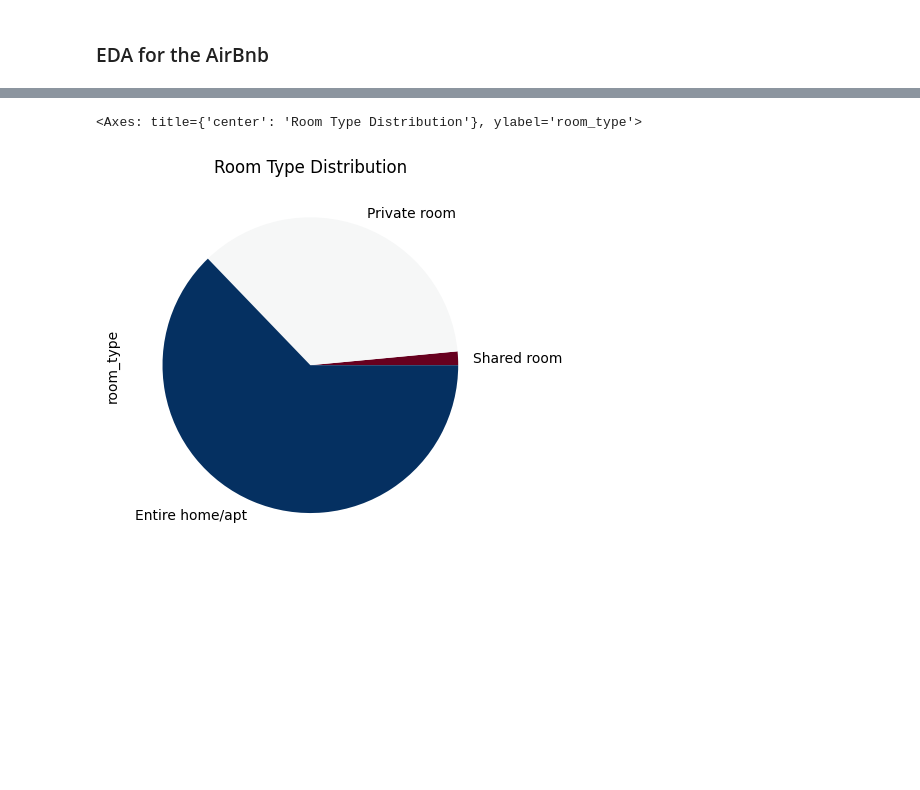
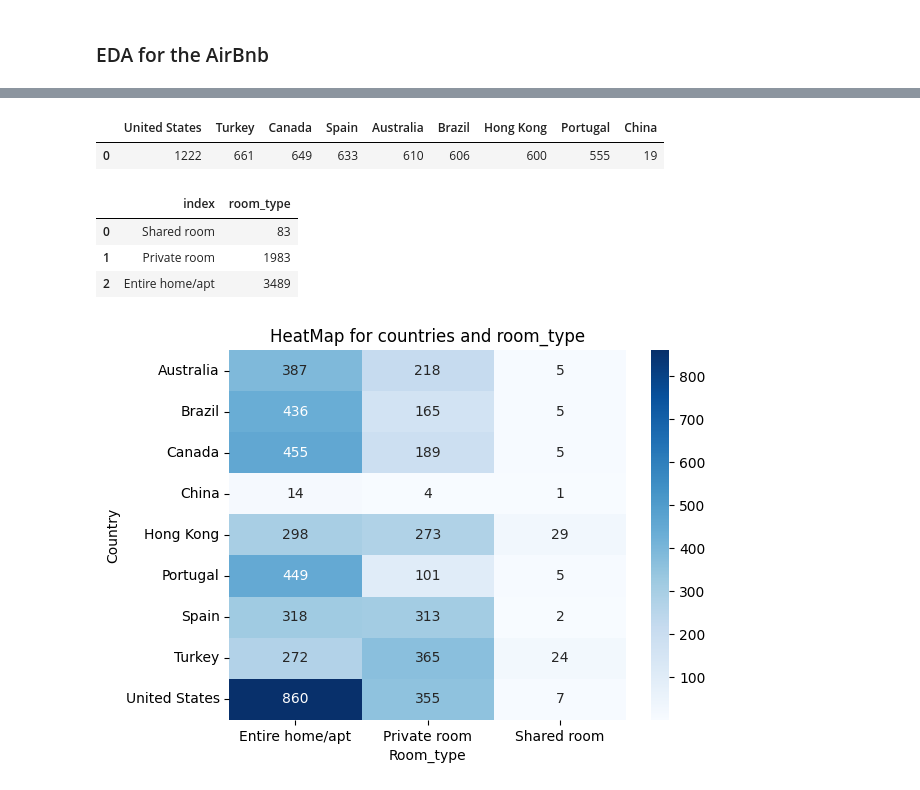
Before and after one commit to Narennrs1/Airbnb_data_analysis, a Jupyter notebook: airbnb.ipynb, the cells around one changed output, grey strips where cells are left out. Cells and saved outputs as stored; diff of their text form; code cells hidden in the pictures; blank space fills up the shorter version.

```diff
--- a/airbnb.ipynb
+++ b/airbnb.ipynb
@@ -202,0 +183,7 @@ cct_df.plot(kind="bar",
+# %%
+#Countries with high Airbnb
+country_cnt=Counter(Airbnb1['Country'])
+pd.DataFrame(country_cnt,index=np.arange(1)).sort_values(by=[0],axis=1,ascending=False)
+# %% [output]
+|  | United States | Turkey | Canada | Spain | Australia | Brazil | Hong Kong | Portugal | China |
+| 0 | 1222 | 661 | 649 | 633 | 610 | 606 | 600 | 555 | 19 |
@@ -203,13 +200,13 @@ cct_df.plot(kind="bar",
 # %%
+#DatFrame coversion using the collection modules to know the no of roomtypes
 room=Airbnb1.Room_type
 r=Counter(room)
 
 roomdf=pd.DataFrame.from_dict(r,orient='index').sort_values(by=0)
 roomdf.columns=['room_type']
-roomdf.plot.pie(y="room_type",
-                colormap="RdBu",
-                legend=False,
-                title="Room Type Distribution")
+roomdf.reset_index()
 # %% [output]
-<Axes: title={'center': 'Room Type Distribution'}, ylabel='room_type'>
-[figure, removed]
+|  | index | room_type |
+| 0 | Shared room | 83 |
+| 1 | Private room | 1983 |
+| 2 | Entire home/apt | 3489 |
@@ -215,0 +223,10 @@ roomdf.plot.pie(y="room_type",
+# %%
+#Heat Map For countries and it Room type
+heatdf=pd.crosstab(Airbnb1['Country'],Airbnb1['Room_type'])
+#fig=px.area(heatdf)
+#fig.show()
+sns.heatmap(heatdf,cmap="Blues",annot=True,fmt="d")
+plt.title("HeatMap for countries and room_type")
+plt.show()
+# %% [output]
+[figure, added]
```
Also changed, not shown: parts of 22 cells of this notebook, 5 other files.
